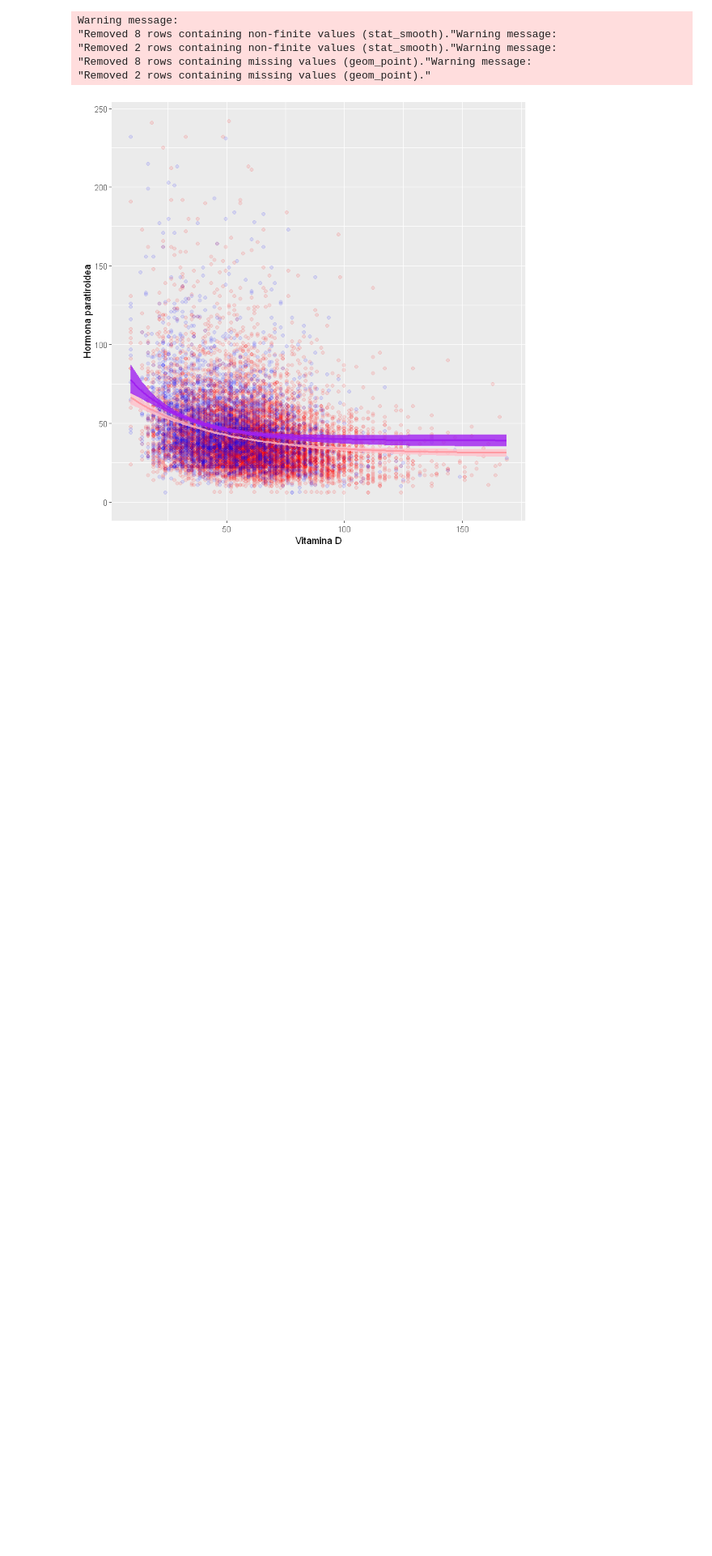
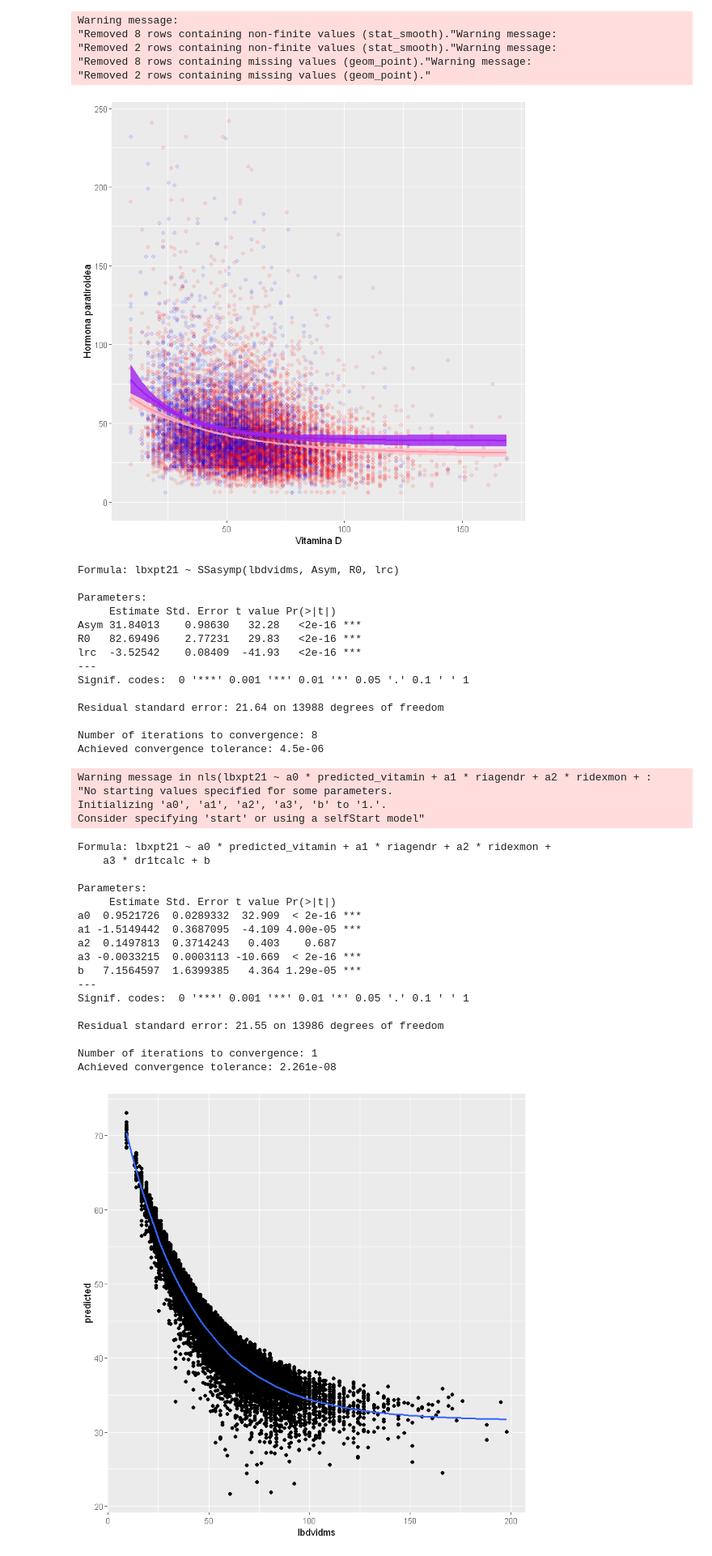
Before and after one commit to victornoriega/nhanes-project, a Jupyter notebook: Proyecto2.ipynb, the cells around one changed output. Shown: that part at 81% size. Saved outputs shown, nothing was run; the diff lists cells and outputs as text; code cells hidden in the pictures; blank space fills up the shorter version.

Commit message:
Probando regresion no lineal multiple

```diff
--- a/Proyecto2.ipynb
+++ b/Proyecto2.ipynb
@@ -623,3 +623,64 @@ Warning message:
 "Removed 8 rows containing missing values (geom_point)."Warning message:
 "Removed 2 rows containing missing values (geom_point)."
 [figure]
+# %%
+BaseDatos <- BaseDatos[!is.na(BaseDatos$lbxpt21),]
+BaseDatos <- BaseDatos[!is.na(BaseDatos$lbdvidms),]
+BaseDatos <- BaseDatos[!is.na(BaseDatos$riagendr),]
+BaseDatos <- BaseDatos[!is.na(BaseDatos$ridexmon),]
+BaseDatos <- BaseDatos[!is.na(BaseDatos$dr1tcalc),]
+# %%
+# fm es un objeto Non-linear Least Squares
+fm <- nls(lbxpt21 ~ SSasymp(lbdvidms, Asym, R0, lrc), data = BaseDatos)
+summary(fm)
+# p1 es la prediccion de hormona paratiroidea, calculada a partir de un modelo de regresion no lineal
+p1 <- predict(object = fm, data=BaseDatos$lbxpt21)
+BaseDatos$predicted_vitamin <- p1
+# fm1 es ahora un objeto nls que modela lo siguiente:
+# y = a0((b-a)*exp(-exp(c)*vitamina_d)) + a1*sexo + a2 * epoca + a3 * calcio + b
+fm1 <- nls(lbxpt21 ~ a0 * predicted_vitamin  + a1 * riagendr +
+           a2 * ridexmon + a3 * dr1tcalc + b, data = BaseDatos)
+summary(fm1)
+p <- predict(object = fm1, data=BaseDatos$lbxpt21)
+
+BaseDatos$predicted <- p
+ggplot(data = BaseDatos) +
+geom_point(aes(x=lbdvidms, y=predicted)) +
+geom_smooth(aes(x=lbdvidms, y=predicted), method = "nls", formula=y~SSasymp(x, Asym, R0, lrc), se = F)
+# %% [output]
+Formula: lbxpt21 ~ SSasymp(lbdvidms, Asym, R0, lrc)
+
+Parameters:
+     Estimate Std. Error t value Pr(>|t|)
+Asym 31.84013    0.98630   32.28   <2e-16 ***
+R0   82.69496    2.77231   29.83   <2e-16 ***
+lrc  -3.52542    0.08409  -41.93   <2e-16 ***
+---
+Signif. codes:  0 '***' 0.001 '**' 0.01 '*' 0.05 '.' 0.1 ' ' 1
+
+Residual standard error: 21.64 on 13988 degrees of freedom
+
+Number of iterations to convergence: 8
+Achieved convergence tolerance: 4.5e-06
+Warning message in nls(lbxpt21 ~ a0 * predicted_vitamin + a1 * riagendr + a2 * ridexmon + :
+"No starting values specified for some parameters.
+Initializing 'a0', 'a1', 'a2', 'a3', 'b' to '1.'.
+Consider specifying 'start' or using a selfStart model"
+Formula: lbxpt21 ~ a0 * predicted_vitamin + a1 * riagendr + a2 * ridexmon +
+    a3 * dr1tcalc + b
+
+Parameters:
+     Estimate Std. Error t value Pr(>|t|)
+a0  0.9521726  0.0289332  32.909  < 2e-16 ***
+a1 -1.5149442  0.3687095  -4.109 4.00e-05 ***
+a2  0.1497813  0.3714243   0.403    0.687
+a3 -0.0033215  0.0003113 -10.669  < 2e-16 ***
+b   7.1564597  1.6399385   4.364 1.29e-05 ***
+---
+Signif. codes:  0 '***' 0.001 '**' 0.01 '*' 0.05 '.' 0.1 ' ' 1
+
+Residual standard error: 21.55 on 13986 degrees of freedom
+
+Number of iterations to convergence: 1
+Achieved convergence tolerance: 2.261e-08
+[figure, added]
```
